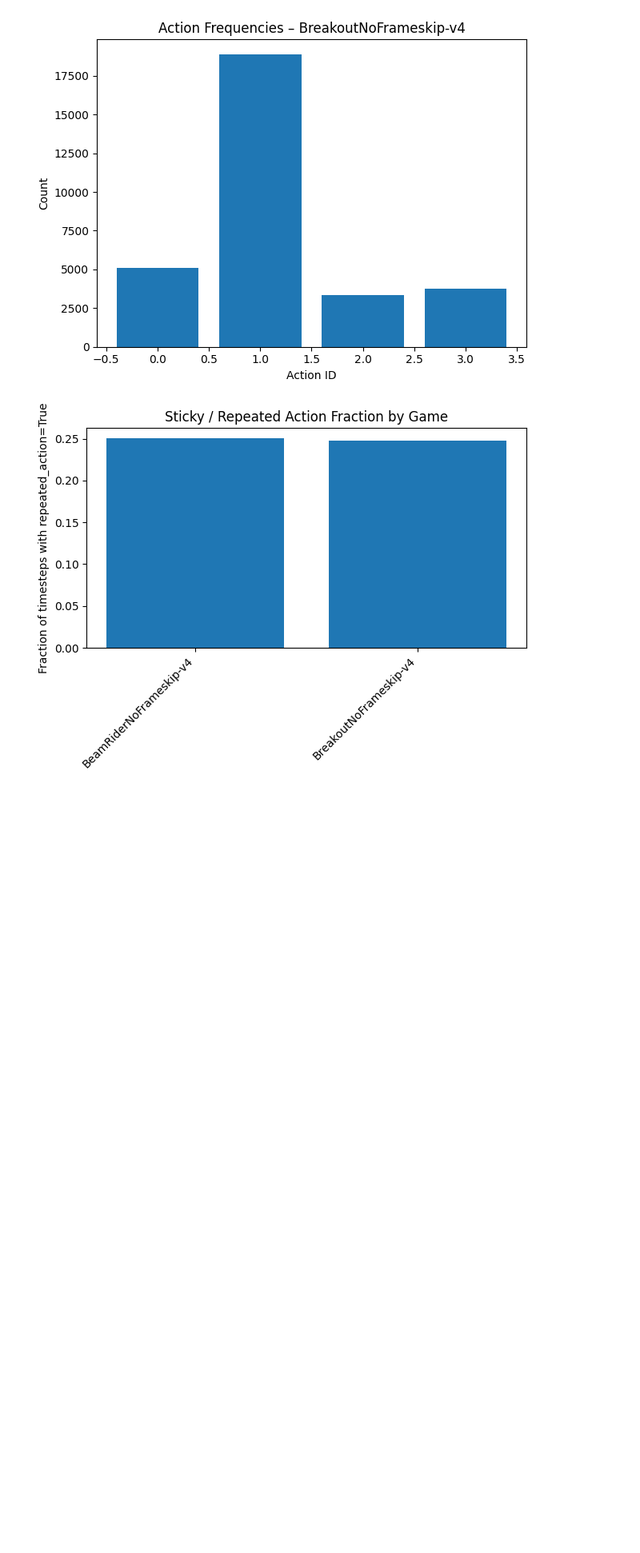
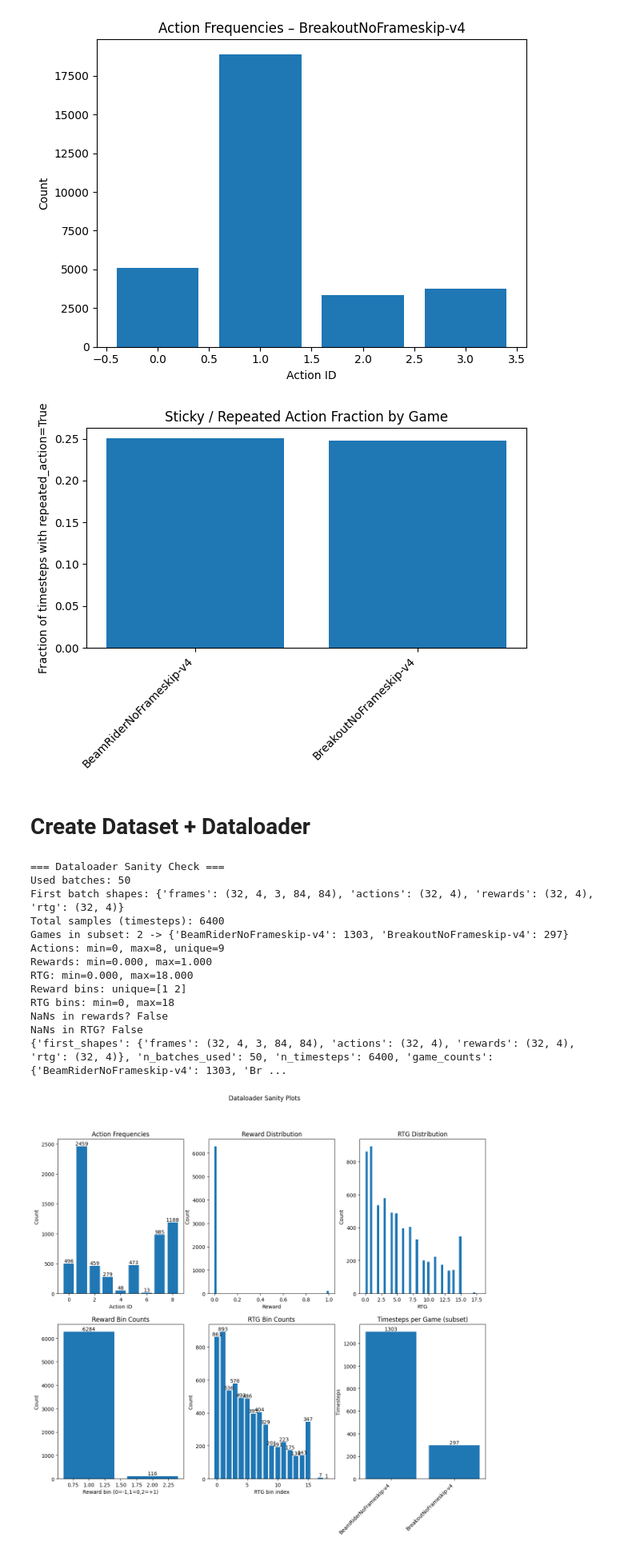
Before and after one commit to IdanReed/AtariDeepLearning, a Jupyter notebook: _data_loading.ipynb, the cells around one changed output. Shown at 80% size. Saved outputs shown, nothing was run; the diff lists cells and outputs as text; code cells hidden in the pictures; blank space fills up the shorter version.

```diff
--- a/_data_loading.ipynb
+++ b/_data_loading.ipynb
@@ -153,3 +129,28 @@ stats_by_game = create_all_plots(episodes)
 [figure]
 [figure]
 [figure]
+# %% [markdown]
+# Create Dataset + Dataloader
+# %%
+from episode_dataset import make_episode_dataloader
+
+dataset, dataloader = make_episode_dataloader(episodes)
+# %%
+from dataloader_stats import inspect_dataloader
+
+inspect_dataloader(dataloader)
+# %% [output]
+=== Dataloader Sanity Check ===
+Used batches: 50
+First batch shapes: {'frames': (32, 4, 3, 84, 84), 'actions': (32, 4), 'rewards': (32, 4), 'rtg': (32, 4)}
+Total samples (timesteps): 6400
+Games in subset: 2 -> {'BeamRiderNoFrameskip-v4': 1303, 'BreakoutNoFrameskip-v4': 297}
+Actions: min=0, max=8, unique=9
+Rewards: min=0.000, max=1.000
+RTG: min=0.000, max=18.000
+Reward bins: unique=[1 2]
+RTG bins: min=0, max=18
+NaNs in rewards? False
+NaNs in RTG? False
+{'first_shapes': {'frames': (32, 4, 3, 84, 84), 'actions': (32, 4), 'rewards': (32, 4), 'rtg': (32, 4)}, 'n_batches_used': 50, 'n_timesteps': 6400, 'game_counts': {'BeamRiderNoFrameskip-v4': 1303, 'Br ...
+[figure, added]
```
Also changed, not shown: parts of 5 cells of this notebook, 7 other files.
